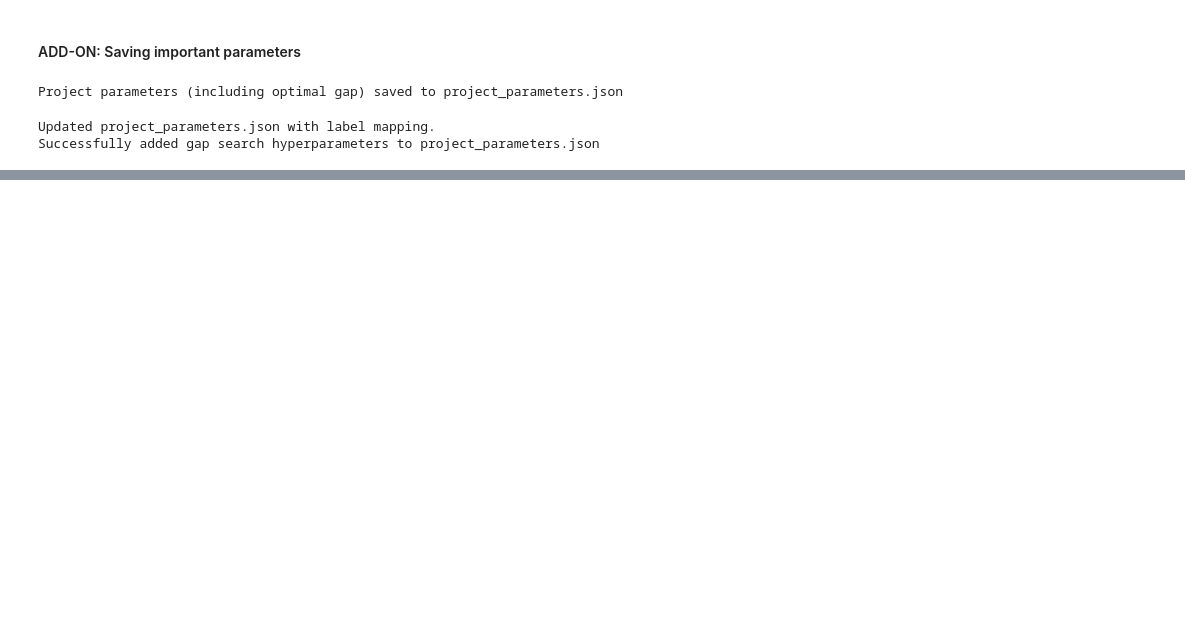
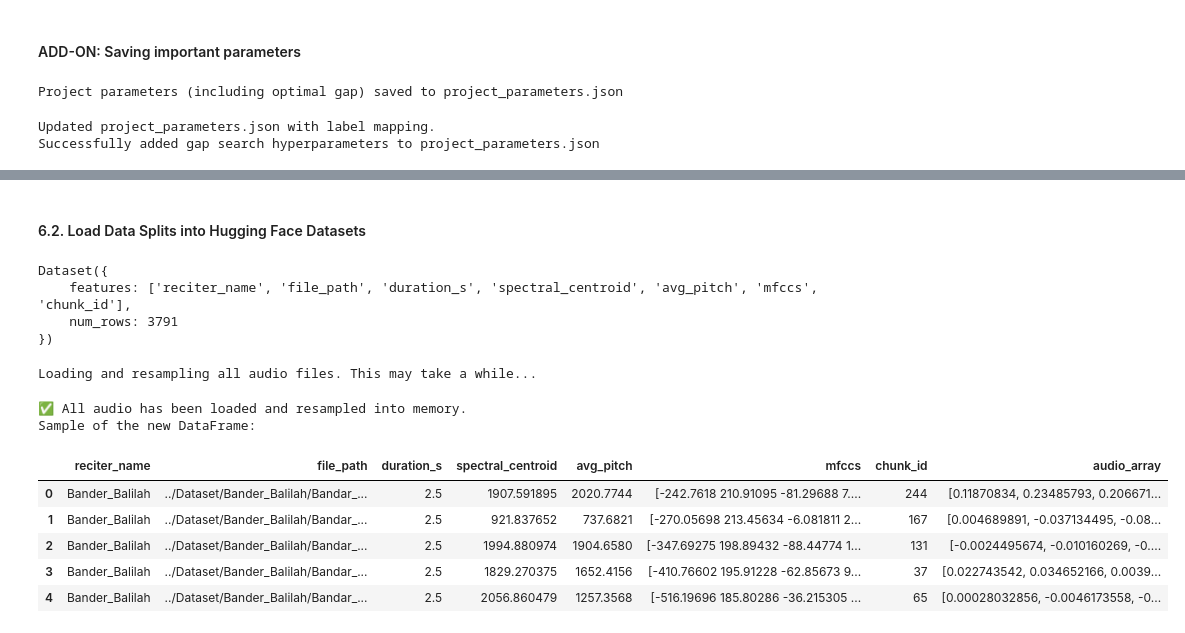
Before and after one commit to Iksiboi777/Quran_Audio_Classification, a Jupyter notebook: project.ipynb, the cells around one changed output, grey strips where cells are left out. Drawn from its saved outputs; the diff is of its cells as text; code cells hidden in the pictures; blank space fills up the shorter version.

Commit message:
Halfway Training

```diff
--- a/project.ipynb
+++ b/project.ipynb
@@ -49,7 +49,7 @@ warnings.filterwarnings('ignore')
 
 # === STEP 1: DEFINE DATASET PATH AND CREATE METADATA DATAFRAME ===
 # --- IMPORTANT: Change this path to where your 'Dataset' folder is located ---
-DATASET_ROOT_PATH = 'Dataset'
+DATASET_ROOT_PATH = '../Dataset'
 print(f"Scanning for audio files in: {DATASET_ROOT_PATH}")
 
 # Check if the path exists
@@ -628,7 +610,7 @@ Project parameters (including optimal gap) saved to project_parameters.json
 temp_dataset = AudioDataset(cleaned_df, TARGET_SAMPLE_RATE, NUM_SAMPLES)
 project_parameters['label_to_int'] = temp_dataset.label_to_int
 
-with open('project_parameters.json', 'w') as f:
+with open('Model Parameters/project_parameters.json', 'w') as f:
     json.dump(project_parameters, f, indent=4)
 
 print("Updated project_parameters.json with label mapping.")
@@ -643,7 +625,7 @@ project_parameters['gap_search_experiment'] = {
 }
 
 # --- Save the updated dictionary back to the file ---
-with open('project_parameters.json', 'w') as f:
+with open('Model Parameters/project_parameters.json', 'w') as f:
     json.dump(project_parameters, f, indent=4)
 
 print("Successfully added gap search hyperparameters to project_parameters.json")
@@ -695,0 +708,62 @@ Label mapping loaded: {'AbdulBari_Althubaity': 0, 'AbdulRahman_Alsudais': 1, 'Ab
+# %% [markdown]
+<h4>6.2. Load Data Splits into Hugging Face Datasets</h4>
+# %%
+# Load your pre-split data from the CSV files
+train_df = pd.read_csv('Datasets and Data Splits/train_split.csv')
+val_df = pd.read_csv('Datasets and Data Splits/val_split.csv')
+test_df = pd.read_csv('Datasets and Data Splits/test_split.csv')
+
+# Convert pandas DataFrames to Hugging Face Dataset objects
+train_dataset = datasets.Dataset.from_pandas(train_df)
+val_dataset = datasets.Dataset.from_pandas(val_df)
+test_dataset = datasets.Dataset.from_pandas(test_df)
+
+train_dataset
+# %% [output]
+Dataset({
+    features: ['reciter_name', 'file_path', 'duration_s', 'spectral_centroid', 'avg_pitch', 'mfccs', 'chunk_id'],
+    num_rows: 3791
+})
+# %%
+# Initialize tqdm to work with pandas
+tqdm.pandas(desc="Processing audio")
+
+def load_and_resample_audio(row):
+    """
+    Loads an audio file from a path, resamples to 16000 Hz,
+    and returns the raw audio array.
+    """
+    try:
+        # Use librosa to load and resample directly to 16000 Hz
+        # This is robust and sidesteps all the previous backend issues.
+        audio_array, sampling_rate = librosa.load(row['file_path'], sr=16000, mono=True)
+        return audio_array
+    except Exception as e:
+        print(f"Error loading {row['file_path']}: {e}")
+        return None
+
+print("Loading and resampling all audio files. This may take a while...")
+
+# Apply this function to create a new column with the raw audio data
+train_df['audio_array'] = train_df.progress_apply(load_and_resample_audio, axis=1)
+val_df['audio_array'] = val_df.progress_apply(load_and_resample_audio, axis=1)
+test_df['audio_array'] = test_df.progress_apply(load_and_resample_audio, axis=1)
+
+# Drop any rows that failed to load
+train_df.dropna(inplace=True)
+val_df.dropna(inplace=True)
+test_df.dropna(inplace=True)
+
+print("\n✅ All audio has been loaded and resampled into memory.")
+print("Sample of the new DataFrame:")
+display(train_df.head())
+# %% [output]
+Loading and resampling all audio files. This may take a while...
+✅ All audio has been loaded and resampled into memory.
+Sample of the new DataFrame:
+|  | reciter_name | file_path | duration_s | spectral_centroid | avg_pitch | mfccs | chunk_id | audio_array |
+| 0 | Bander_Balilah | ../Dataset/Bander_Balilah/Bandar_... | 2.5 | 1907.591895 | 2020.7744 | [-242.7618 210.91095 -81.29688 7.... | 244 | [0.11870834, 0.23485793, 0.206671... |
+| 1 | Bander_Balilah | ../Dataset/Bander_Balilah/Bandar_... | 2.5 | 921.837652 | 737.6821 | [-270.05698 213.45634 -6.081811 2... | 167 | [0.004689891, -0.037134495, -0.08... |
+| 2 | Bander_Balilah | ../Dataset/Bander_Balilah/Bandar_... | 2.5 | 1994.880974 | 1904.6580 | [-347.69275 198.89432 -88.44774 1... | 131 | [-0.0024495674, -0.010160269, -0.... |
+| 3 | Bander_Balilah | ../Dataset/Bander_Balilah/Bandar_... | 2.5 | 1829.270375 | 1652.4156 | [-410.76602 195.91228 -62.85673 9... | 37 | [0.022743542, 0.034652166, 0.0039... |
+| 4 | Bander_Balilah | ../Dataset/Bander_Balilah/Bandar_... | 2.5 | 2056.860479 | 1257.3568 | [-516.19696 185.80286 -36.215305 ... | 65 | [0.00028032856, -0.0046173558, -0... |
```
Also changed, not shown: parts of 18 cells of this notebook, 7 other files.
